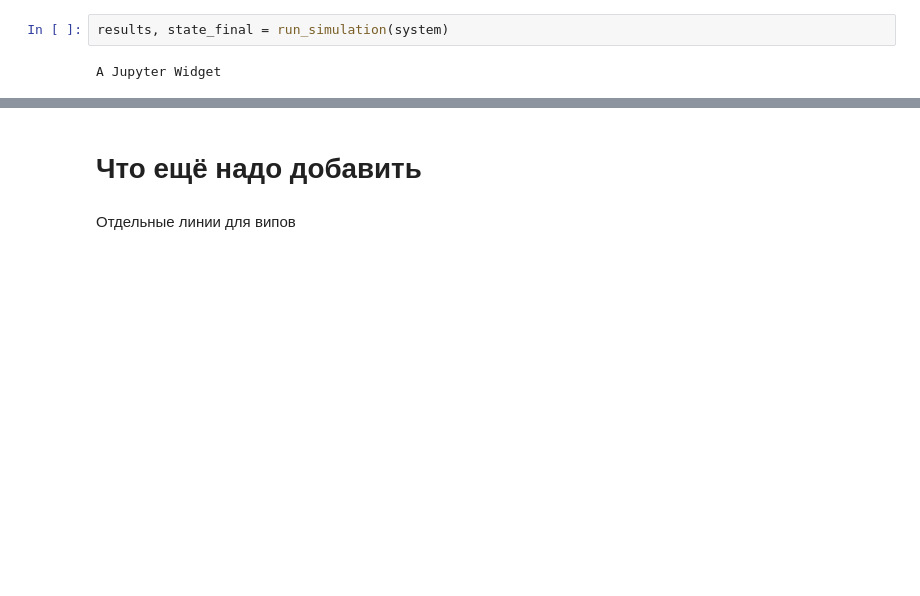
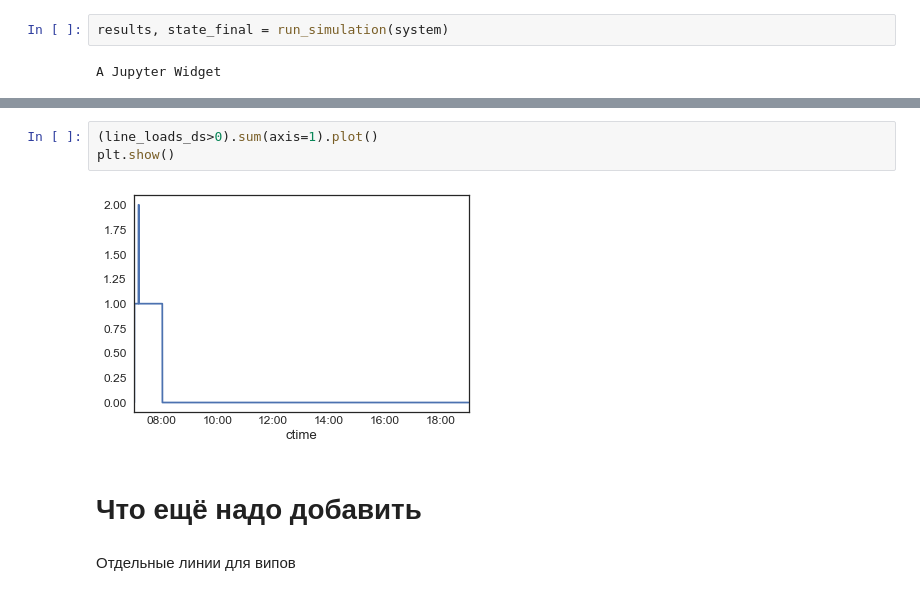
Before and after one commit to SvetaZlobina/SimMod_CourseWork, a Jupyter notebook: Testing model.ipynb, the cells around one changed output, grey strips where cells are left out. Saved outputs shown, nothing was run; the diff lists cells and outputs as text; blank space fills up the shorter version.

```diff
--- a/Testing model.ipynb
+++ b/Testing model.ipynb
@@ -273,3 +298,8 @@ plt.show()
+# %%
+(line_loads_ds>0).sum(axis=1).plot()
+plt.show()
+# %% [output]
+[figure, added]
 # %% [markdown]
 # Что ещё надо добавить
 # %% [markdown]
```
Also changed, not shown: parts of 5 cells of this notebook, 2 other files.
